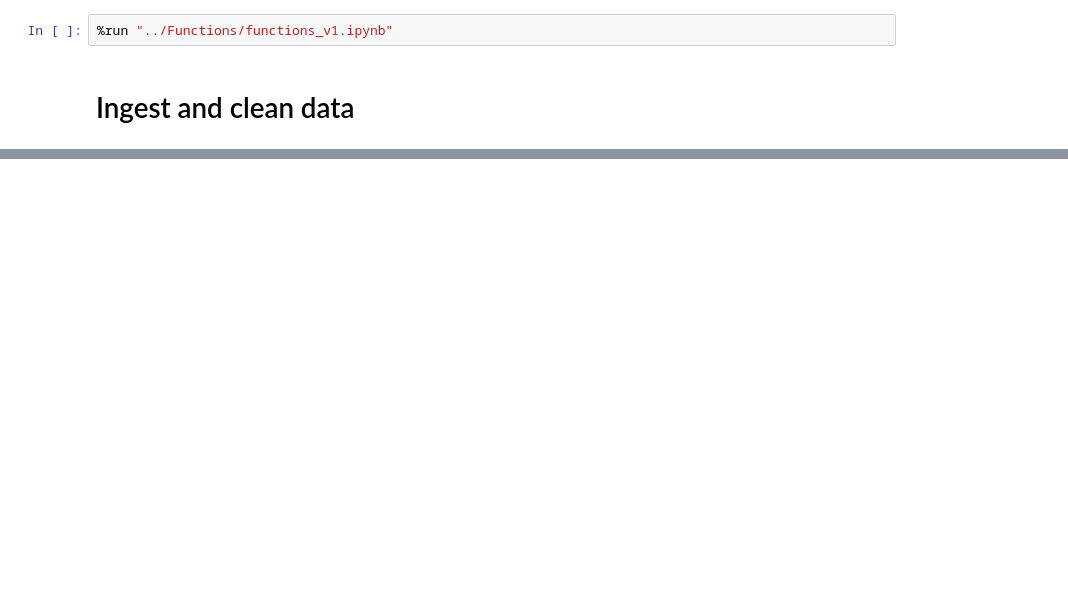
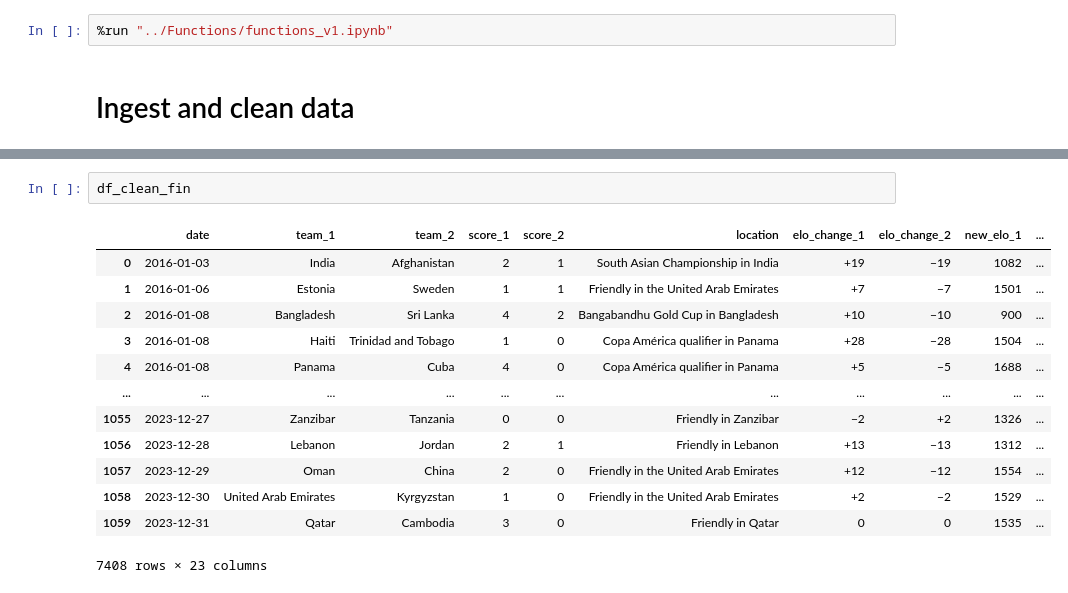
Before and after one commit to mateojuliani/soccer_forecasts, a Jupyter notebook: intl_soccer_workflow/02_create_model.ipynb, the cells around one changed output, grey strips where cells are left out. Drawn from its saved outputs; the diff is of its cells as text; blank space fills up the shorter version.

```diff
--- a/intl_soccer_workflow/02_create_model.ipynb
+++ b/intl_soccer_workflow/02_create_model.ipynb
@@ -37,0 +47,16 @@ df_clean
+# %%
+df_clean_fin
+# %% [output]
+|  | date | team_1 | team_2 | score_1 | score_2 | location | elo_change_1 | elo_change_2 | new_elo_1 | ... |
+| 0 | 2016-01-03 | India | Afghanistan | 2 | 1 | South Asian Championship in India | +19 | −19 | 1082 | ... |
+| 1 | 2016-01-06 | Estonia | Sweden | 1 | 1 | Friendly in the United Arab Emirates | +7 | −7 | 1501 | ... |
+| 2 | 2016-01-08 | Bangladesh | Sri Lanka | 4 | 2 | Bangabandhu Gold Cup in Bangladesh | +10 | −10 | 900 | ... |
+| 3 | 2016-01-08 | Haiti | Trinidad and Tobago | 1 | 0 | Copa América qualifier in Panama | +28 | −28 | 1504 | ... |
+| 4 | 2016-01-08 | Panama | Cuba | 4 | 0 | Copa América qualifier in Panama | +5 | −5 | 1688 | ... |
+| ... | ... | ... | ... | ... | ... | ... | ... | ... | ... | ... |
+| 1055 | 2023-12-27 | Zanzibar | Tanzania | 0 | 0 | Friendly in Zanzibar | −2 | +2 | 1326 | ... |
+| 1056 | 2023-12-28 | Lebanon | Jordan | 2 | 1 | Friendly in Lebanon | +13 | −13 | 1312 | ... |
+| 1057 | 2023-12-29 | Oman | China | 2 | 0 | Friendly in the United Arab Emirates | +12 | −12 | 1554 | ... |
+| 1058 | 2023-12-30 | United Arab Emirates | Kyrgyzstan | 1 | 0 | Friendly in the United Arab Emirates | +2 | −2 | 1529 | ... |
+| 1059 | 2023-12-31 | Qatar | Cambodia | 3 | 0 | Friendly in Qatar | 0 | 0 | 1535 | ... |
+7408 rows × 23 columns
```
Also changed, not shown: parts of 7 cells of this notebook, 1 other file.
